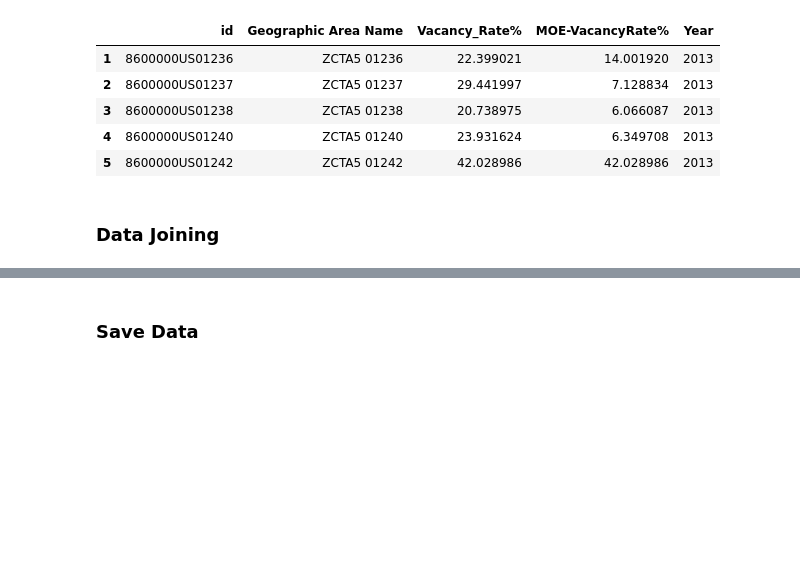
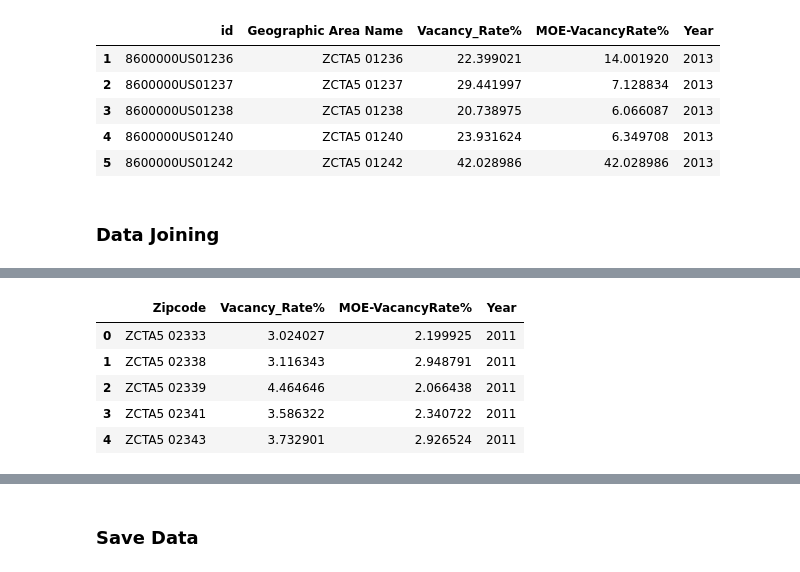
Before and after one commit to jjfrasca/Capstone_2, a Jupyter notebook: notebooks/2.0-jjf-initial-data-wrangling-zipcodeVacancy.ipynb, the cells around one changed output, grey strips where cells are left out. Cells and saved outputs as stored; diff of their text form; code cells hidden in the pictures; blank space fills up the shorter version.

```diff
--- a/notebooks/2.0-jjf-initial-data-wrangling-zipcodeVacancy.ipynb
+++ b/notebooks/2.0-jjf-initial-data-wrangling-zipcodeVacancy.ipynb
@@ -388,0 +388,9 @@ dfConcat_2011_2012
+# %%
+dfConcat_2011_2018.head()
+# %% [output]
+|  | Zipcode | Vacancy_Rate% | MOE-VacancyRate% | Year |
+| 0 | ZCTA5 02333 | 3.024027 | 2.199925 | 2011 |
+| 1 | ZCTA5 02338 | 3.116343 | 2.948791 | 2011 |
+| 2 | ZCTA5 02339 | 4.464646 | 2.066438 | 2011 |
+| 3 | ZCTA5 02341 | 3.586322 | 2.340722 | 2011 |
+| 4 | ZCTA5 02343 | 3.732901 | 2.926524 | 2011 |
```
Also changed, not shown: parts of 13 cells of this notebook, 1 other file.
